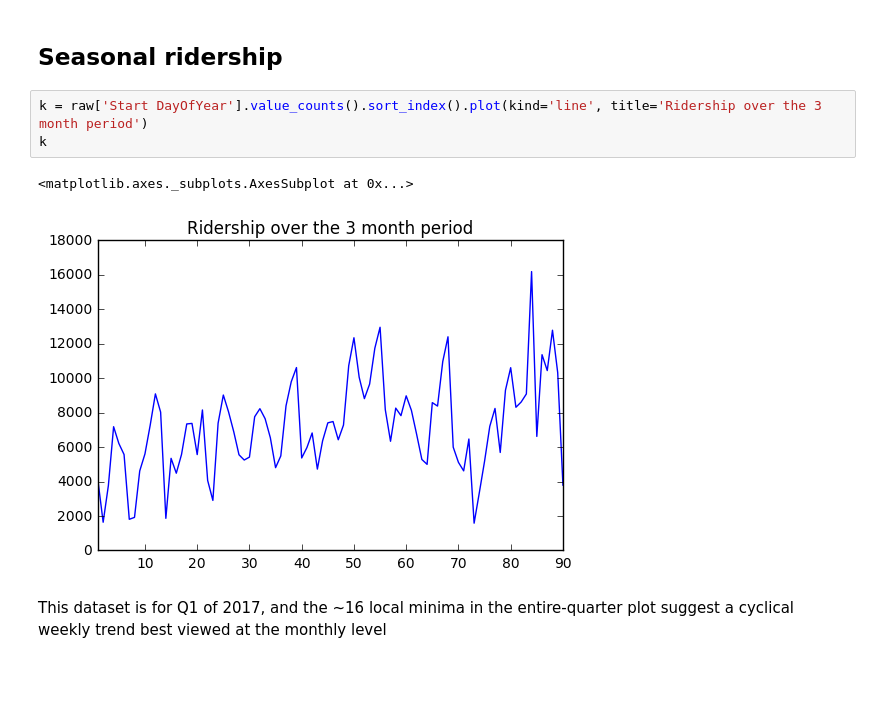
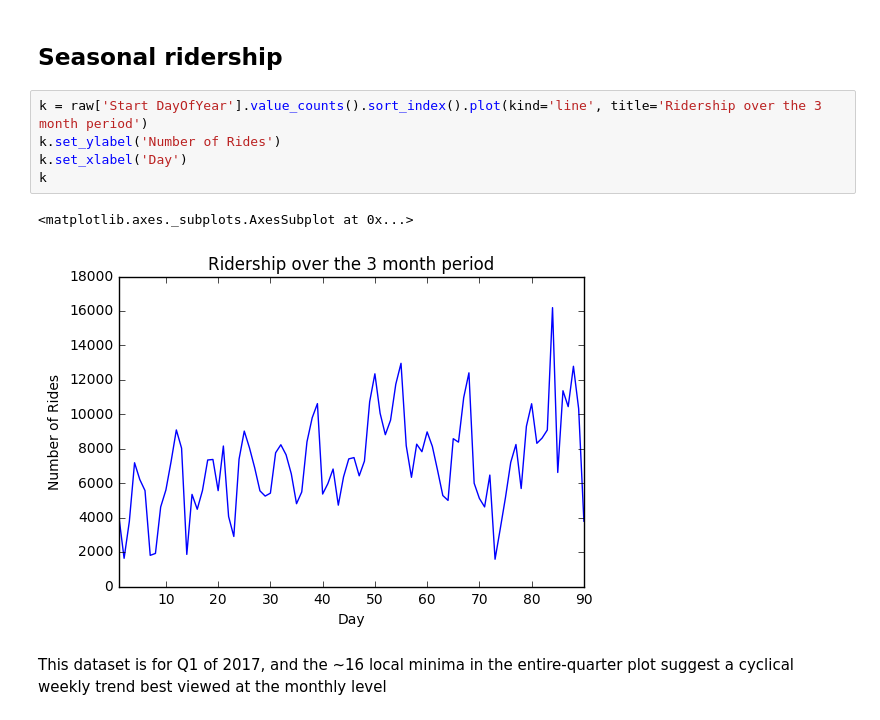
Before and after one commit to josephhaaga/CapitalBikeshare, a Jupyter notebook: InitialEDA.ipynb, the cells around one changed output. Drawn from its saved outputs; the diff is of its cells as text; blank space fills up the shorter version.

```diff
--- a/InitialEDA.ipynb
+++ b/InitialEDA.ipynb
@@ -109,10 +109,12 @@ k
 ## Seasonal ridership
 # %%
 k = raw['Start DayOfYear'].value_counts().sort_index().plot(kind='line', title='Ridership over the 3 month period')
+k.set_ylabel('Number of Rides')
+k.set_xlabel('Day')
 k
 # %% [output]
 <matplotlib.axes._subplots.AxesSubplot at 0x...>
-[figure, old version]
+[figure, new version]
 # %% [markdown]
 This dataset is for Q1 of 2017, and the ~16 local minima in the entire-quarter plot suggest a cyclical weekly trend best viewed at the monthly level
 # %% [markdown]
```
Also changed, not shown: parts of 9 cells of this notebook.
